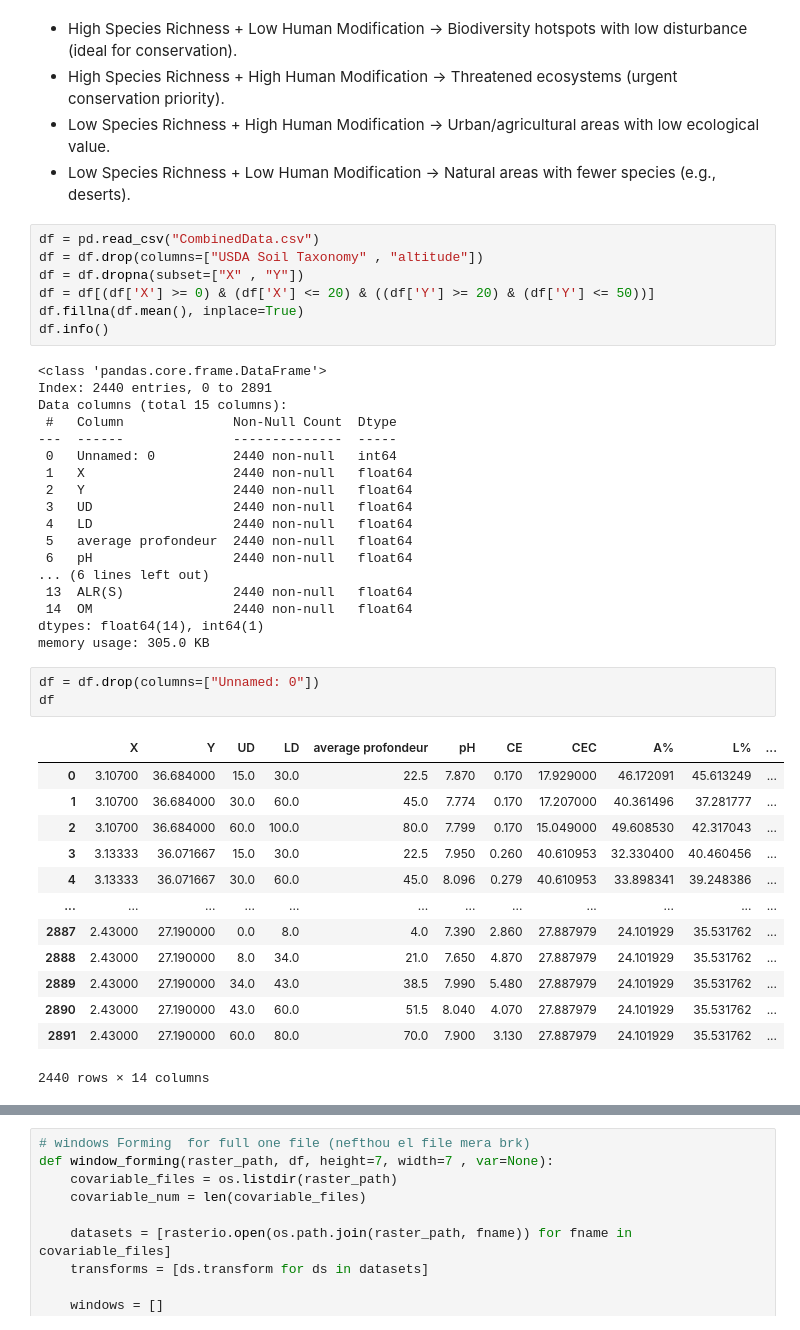
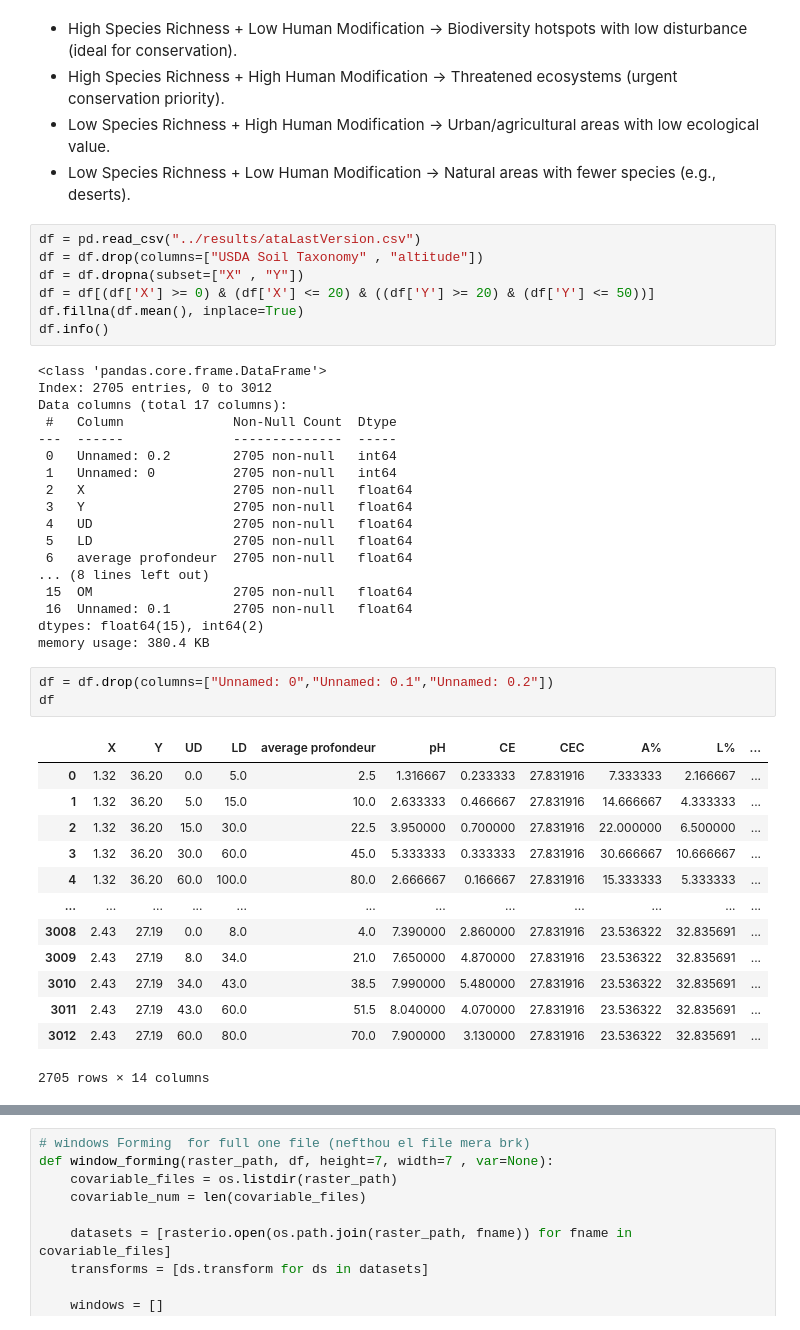
Before and after one commit to adiloucode/Quantum_Multitask_CNN_for_Digital_Soil_Mapping, a Jupyter notebook: Processing/dataReader.ipynb, the cells around one changed output, grey strips where cells are left out. Drawn from its saved outputs; the diff is of its cells as text.

Commit message:
ministry data combined, inputs generated

```diff
--- a/Processing/dataReader.ipynb
+++ b/Processing/dataReader.ipynb
@@ -21,7 +21,7 @@ we can deduct somethings like :
 - Low Species Richness + High Human Modification → Urban/agricultural areas with low ecological value.
 - Low Species Richness + Low Human Modification → Natural areas with fewer species (e.g., deserts).
 # %%
-df = pd.read_csv("CombinedData.csv")
+df = pd.read_csv("../results/ataLastVersion.csv")
 df = df.drop(columns=["USDA Soil Taxonomy" , "altitude"])
 df = df.dropna(subset=["X" , "Y"])
 df = df[(df['X'] >= 0) & (df['X'] <= 20) & ((df['Y'] >= 20) & (df['Y'] <= 50))]
@@ -29,39 +29,39 @@ df.fillna(df.mean(), inplace=True)
 df.info()
 # %% [output]
 <class 'pandas.core.frame.DataFrame'>
-Index: 2440 entries, 0 to 2891
-Data columns (total 15 columns):
+Index: 2705 entries, 0 to 3012
+Data columns (total 17 columns):
  #   Column              Non-Null Count  Dtype
 ---  ------              --------------  -----
- 0   Unnamed: 0          2440 non-null   int64
- 1   X                   2440 non-null   float64
- 2   Y                   2440 non-null   float64
- 3   UD                  2440 non-null   float64
- 4   LD                  2440 non-null   float64
- 5   average profondeur  2440 non-null   float64
- 6   pH                  2440 non-null   float64
-... (6 lines left out)
- 13  ALR(S)              2440 non-null   float64
- 14  OM                  2440 non-null   float64
-dtypes: float64(14), int64(1)
-memory usage: 305.0 KB
+ 0   Unnamed: 0.2        2705 non-null   int64
+ 1   Unnamed: 0          2705 non-null   int64
+ 2   X                   2705 non-null   float64
+ 3   Y                   2705 non-null   float64
+ 4   UD                  2705 non-null   float64
+ 5   LD                  2705 non-null   float64
+ 6   average profondeur  2705 non-null   float64
+... (8 lines left out)
+ 15  OM                  2705 non-null   float64
+ 16  Unnamed: 0.1        2705 non-null   float64
+dtypes: float64(15), int64(2)
+memory usage: 380.4 KB
 # %%
-df = df.drop(columns=["Unnamed: 0"])
+df = df.drop(columns=["Unnamed: 0","Unnamed: 0.1","Unnamed: 0.2"])
 df
 # %% [output]
 |  | X | Y | UD | LD | average profondeur | pH | CE | CEC | A% | L% | ... |
-| 0 | 3.10700 | 36.684000 | 15.0 | 30.0 | 22.5 | 7.870 | 0.170 | 17.929000 | 46.172091 | 45.613249 | ... |
-| 1 | 3.10700 | 36.684000 | 30.0 | 60.0 | 45.0 | 7.774 | 0.170 | 17.207000 | 40.361496 | 37.281777 | ... |
-| 2 | 3.10700 | 36.684000 | 60.0 | 100.0 | 80.0 | 7.799 | 0.170 | 15.049000 | 49.608530 | 42.317043 | ... |
-| 3 | 3.13333 | 36.071667 | 15.0 | 30.0 | 22.5 | 7.950 | 0.260 | 40.610953 | 32.330400 | 40.460456 | ... |
-| 4 | 3.13333 | 36.071667 | 30.0 | 60.0 | 45.0 | 8.096 | 0.279 | 40.610953 | 33.898341 | 39.248386 | ... |
+| 0 | 1.32 | 36.20 | 0.0 | 5.0 | 2.5 | 1.316667 | 0.233333 | 27.831916 | 7.333333 | 2.166667 | ... |
+| 1 | 1.32 | 36.20 | 5.0 | 15.0 | 10.0 | 2.633333 | 0.466667 | 27.831916 | 14.666667 | 4.333333 | ... |
+| 2 | 1.32 | 36.20 | 15.0 | 30.0 | 22.5 | 3.950000 | 0.700000 | 27.831916 | 22.000000 | 6.500000 | ... |
+| 3 | 1.32 | 36.20 | 30.0 | 60.0 | 45.0 | 5.333333 | 0.333333 | 27.831916 | 30.666667 | 10.666667 | ... |
+| 4 | 1.32 | 36.20 | 60.0 | 100.0 | 80.0 | 2.666667 | 0.166667 | 27.831916 | 15.333333 | 5.333333 | ... |
 | ... | ... | ... | ... | ... | ... | ... | ... | ... | ... | ... | ... |
-| 2887 | 2.43000 | 27.190000 | 0.0 | 8.0 | 4.0 | 7.390 | 2.860 | 27.887979 | 24.101929 | 35.531762 | ... |
-| 2888 | 2.43000 | 27.190000 | 8.0 | 34.0 | 21.0 | 7.650 | 4.870 | 27.887979 | 24.101929 | 35.531762 | ... |
-| 2889 | 2.43000 | 27.190000 | 34.0 | 43.0 | 38.5 | 7.990 | 5.480 | 27.887979 | 24.101929 | 35.531762 | ... |
-| 2890 | 2.43000 | 27.190000 | 43.0 | 60.0 | 51.5 | 8.040 | 4.070 | 27.887979 | 24.101929 | 35.531762 | ... |
-| 2891 | 2.43000 | 27.190000 | 60.0 | 80.0 | 70.0 | 7.900 | 3.130 | 27.887979 | 24.101929 | 35.531762 | ... |
+| 3008 | 2.43 | 27.19 | 0.0 | 8.0 | 4.0 | 7.390000 | 2.860000 | 27.831916 | 23.536322 | 32.835691 | ... |
+| 3009 | 2.43 | 27.19 | 8.0 | 34.0 | 21.0 | 7.650000 | 4.870000 | 27.831916 | 23.536322 | 32.835691 | ... |
+| 3010 | 2.43 | 27.19 | 34.0 | 43.0 | 38.5 | 7.990000 | 5.480000 | 27.831916 | 23.536322 | 32.835691 | ... |
+| 3011 | 2.43 | 27.19 | 43.0 | 60.0 | 51.5 | 8.040000 | 4.070000 | 27.831916 | 23.536322 | 32.835691 | ... |
+| 3012 | 2.43 | 27.19 | 60.0 | 80.0 | 70.0 | 7.900000 | 3.130000 | 27.831916 | 23.536322 | 32.835691 | ... |
-2440 rows × 14 columns
+2705 rows × 14 columns
 # %%
 df_unique = df.copy()
 df_unique = df_unique.drop_duplicates(subset=["X" ,"Y"])
```
Also changed, not shown: parts of 13 cells of this notebook, 20 other files.
